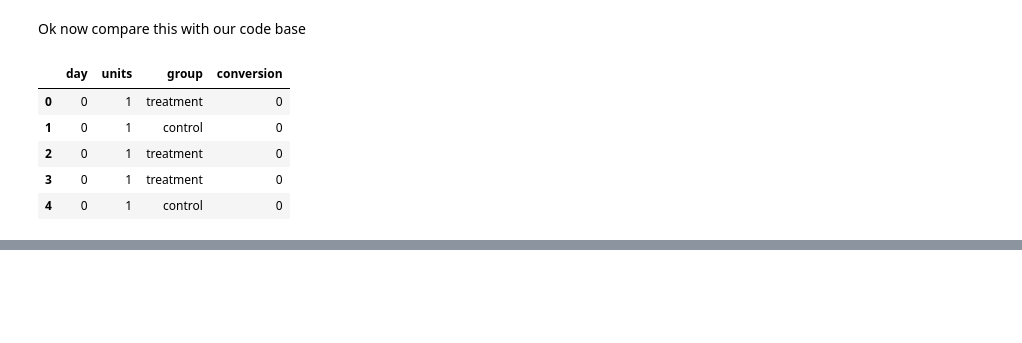
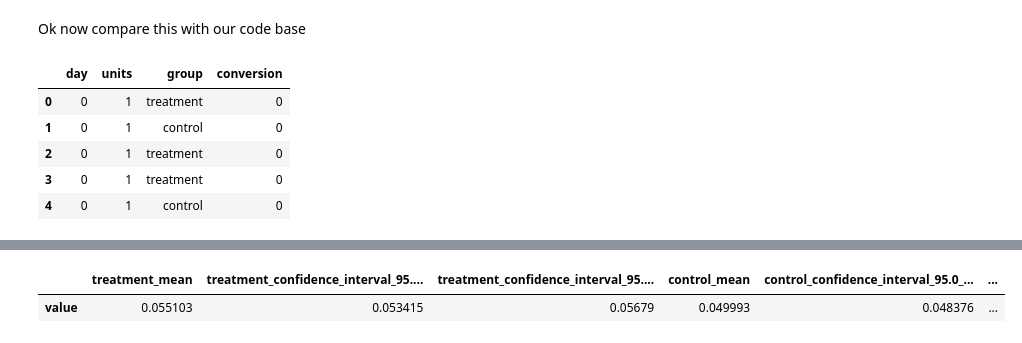
Before and after one commit to dokeeffe87/stats_utils, a Jupyter notebook: notebooks/scratch_work/dev_visualize_ab_results.ipynb, the cells around one changed output, grey strips where cells are left out. Saved outputs shown, nothing was run; the diff lists cells and outputs as text; code cells hidden in the pictures; blank space fills up the shorter version.

```diff
--- a/notebooks/scratch_work/dev_visualize_ab_results.ipynb
+++ b/notebooks/scratch_work/dev_visualize_ab_results.ipynb
@@ -160,0 +202,5 @@ df_code_res
+# %%
+df_res
+# %% [output]
+|  | treatment_mean | treatment_confidence_interval_95.... | treatment_confidence_interval_95.... | control_mean | control_confidence_interval_95.0_... | ... |
+| value | 0.055103 | 0.053415 | 0.05679 | 0.049993 | 0.048376 | ... |
```
Also changed, not shown: parts of 9 cells of this notebook, 1 other file.
